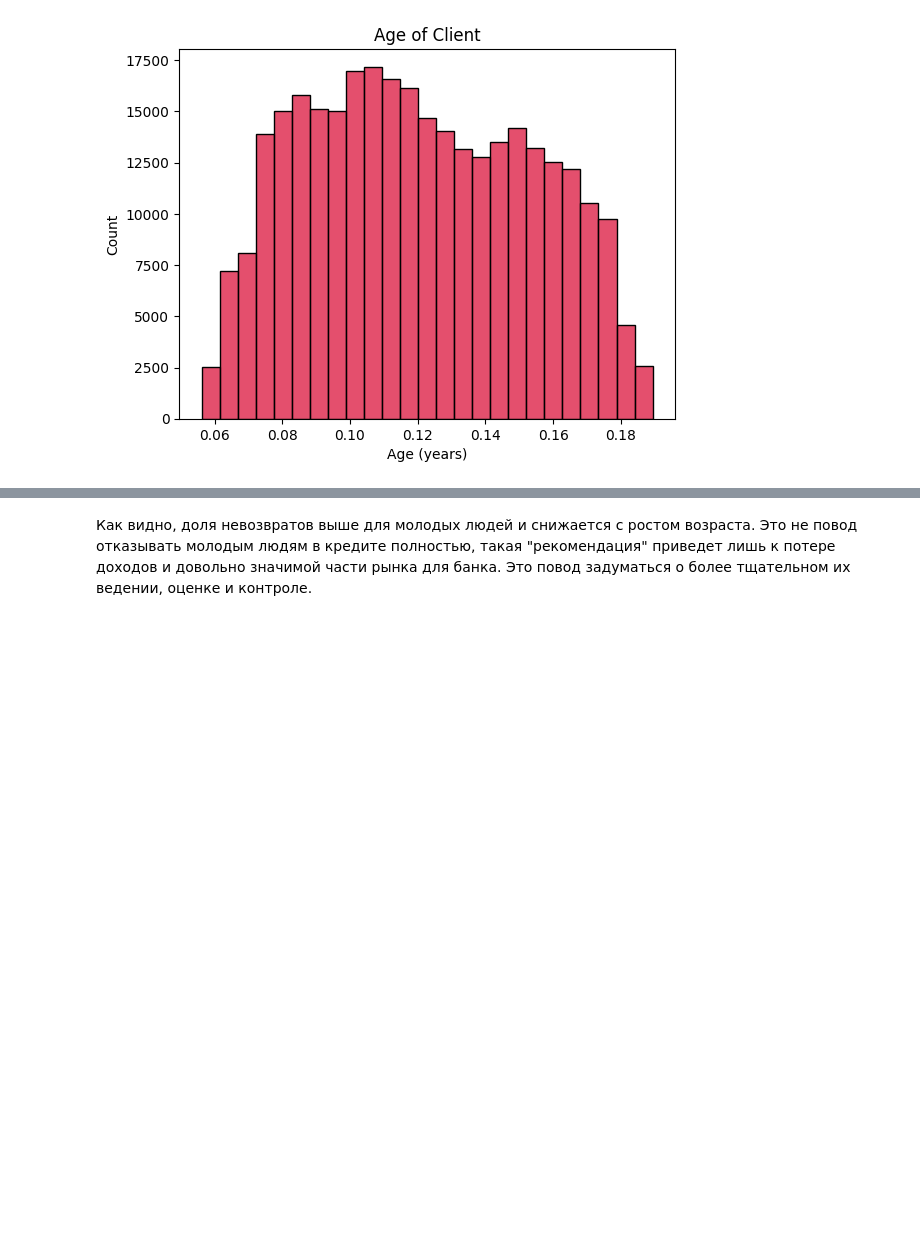
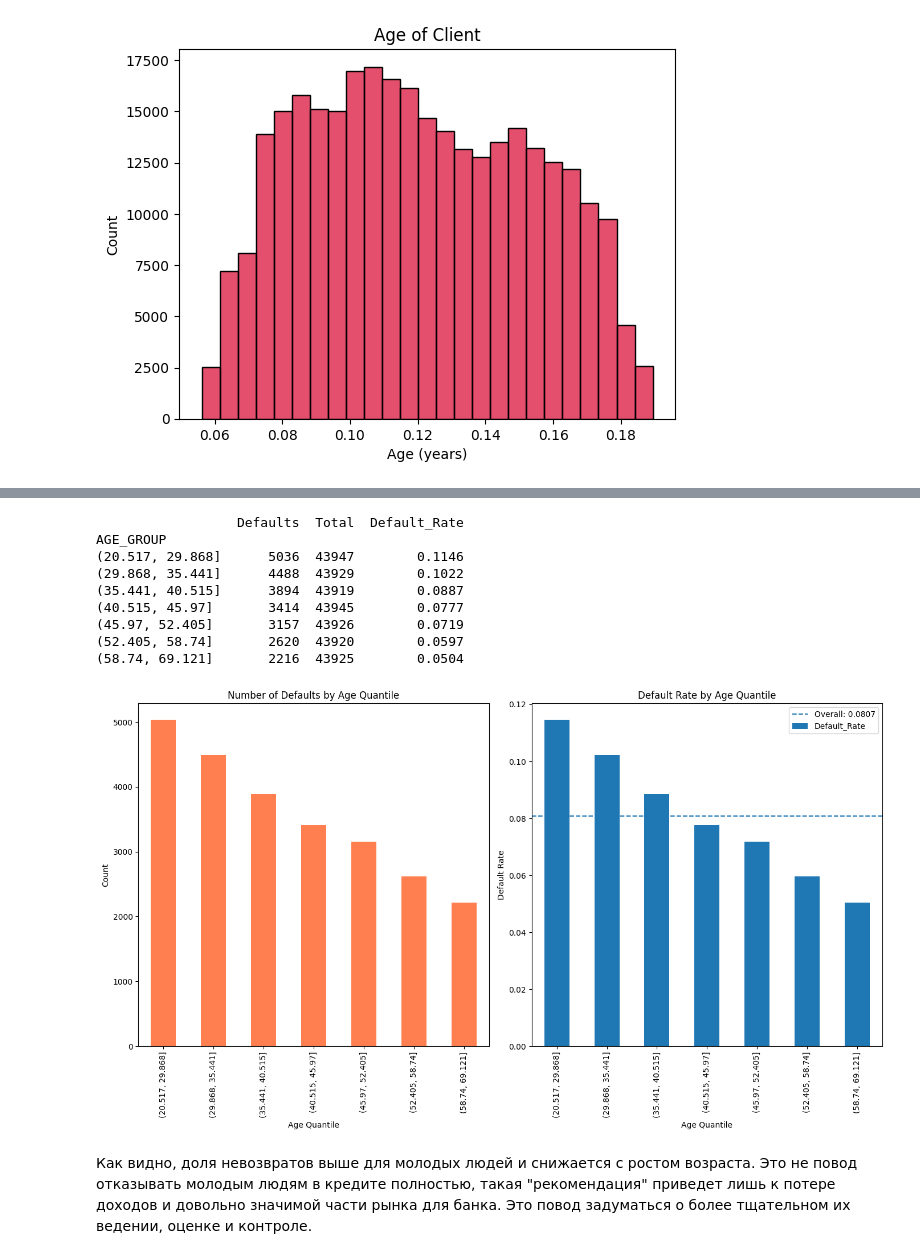
Before and after one commit to Uralbeckins/Credit-Score-Prediction-Home-Credit-Bank, a Jupyter notebook: Credit_Scoring.ipynb, the cells around one changed output, grey strips where cells are left out. Cells and saved outputs as stored; diff of their text form; code cells hidden in the pictures; blank space fills up the shorter version.

```diff
--- a/Credit_Scoring.ipynb
+++ b/Credit_Scoring.ipynb
@@ -223,3 +210,76 @@ Text(0.5, 1.0, 'Distribution of Ages')
+# %%
+import seaborn as sns
+from scipy import stats
+import pandas as pd
+import matplotlib.pyplot as plt
+
+# Работаем только с нужными колонками и без NaN
+df = app_train[['AGE_YEARS', 'TARGET']].dropna()
+
+# Автоматический биннинг по квантилям
+df['AGE_GROUP'] = pd.qcut(
+    df['AGE_YEARS'],
+    q=7,
+    duplicates='drop'
+)
+
+# Расчёт метрик по возрастным группам
+default_by_age = (
+    df
+    .groupby('AGE_GROUP', observed=True)
+    .agg(
+        Defaults=('TARGET', 'sum'),
+        Total=('TARGET', 'count'),
+        Default_Rate=('TARGET', 'mean')
+    )
+    .round(4)
+)
+
+print(default_by_age)
+
+# ===== Визуализация =====
+fig, axes = plt.subplots(1, 2, figsize=(14, 8))
+
+# График 1: количество дефолтов
+default_by_age['Defaults'].plot(
+    kind='bar',
+    ax=axes[0],
+    color='coral'
+)
+axes[0].set_title('Number of Defaults by Age Quantile')
+axes[0].set_ylabel('Count')
+axes[0].set_xlabel('Age Quantile')
+
+# График 2: доля дефолтов
+default_by_age['Default_Rate'].plot(
+    kind='bar',
+    ax=axes[1]
+)
+axes[1].set_title('Default Rate by Age Quantile')
+axes[1].set_ylabel('Default Rate')
+axes[1].set_xlabel('Age Quantile')
+
+# Средний уровень дефолта по всей выборке
+axes[1].axhline(
+    y=df['TARGET'].mean(),
+    linestyle='--',
+    label=f'Overall: {df["TARGET"].mean():.4f}'
+)
+axes[1].legend()
+
+plt.tight_layout()
+plt.show()
+# %% [output]
+                  Defaults  Total  Default_Rate
+AGE_GROUP
+(20.517, 29.868]      5036  43947        0.1146
+(29.868, 35.441]      4488  43929        0.1022
+(35.441, 40.515]      3894  43919        0.0887
+(40.515, 45.97]       3414  43945        0.0777
+(45.97, 52.405]       3157  43926        0.0719
+(52.405, 58.74]       2620  43920        0.0597
+(58.74, 69.121]       2216  43925        0.0504
+[figure, added]
 # %% [markdown]
 Как видно, доля невозвратов выше для молодых людей и снижается с ростом возраста. Это не повод отказывать молодым людям в кредите полностью, такая "рекомендация" приведет лишь к потере доходов и довольно значимой части рынка для банка. Это повод задуматься о более тщательном их ведении, оценке и контроле.
 # %% [markdown]
```
Also changed, not shown: parts of 20 cells of this notebook, 9 other files.
